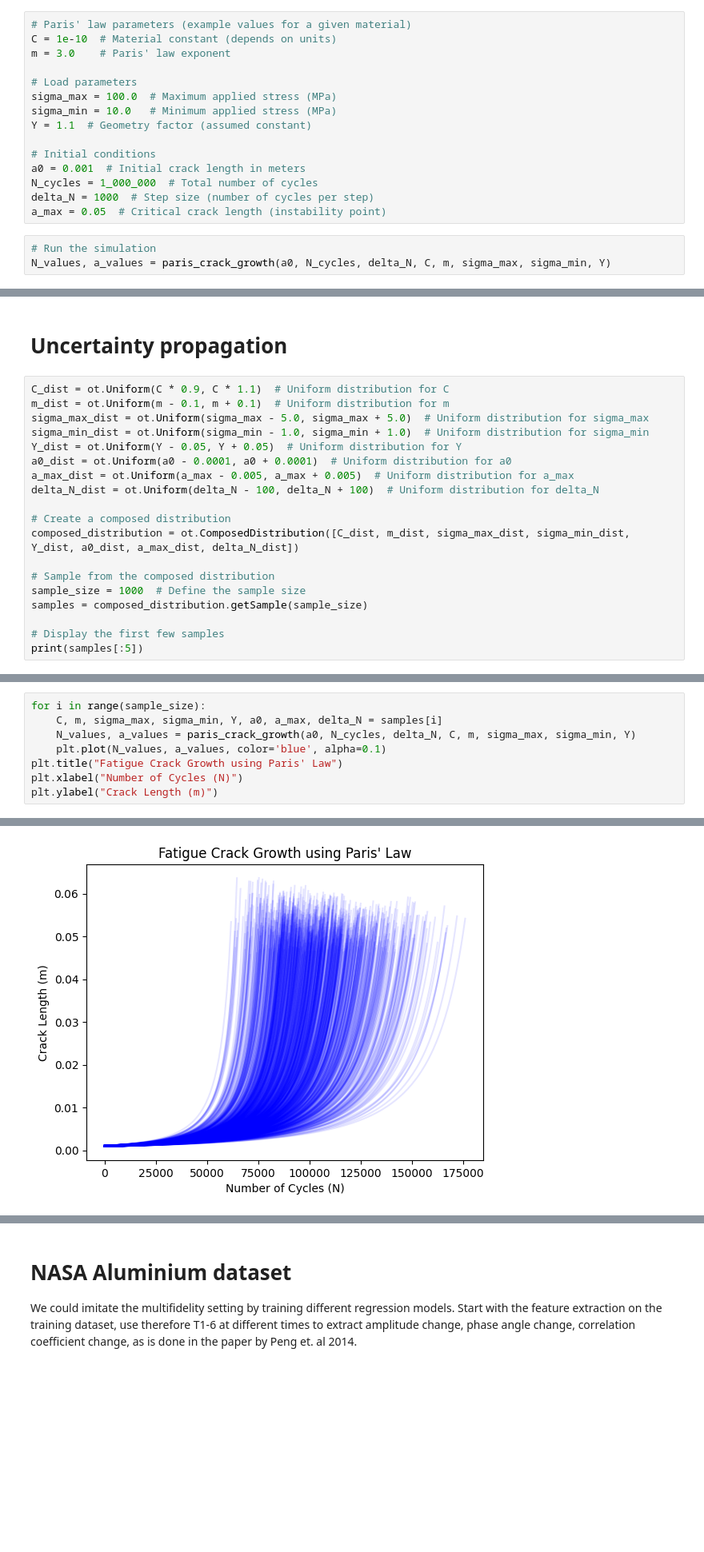
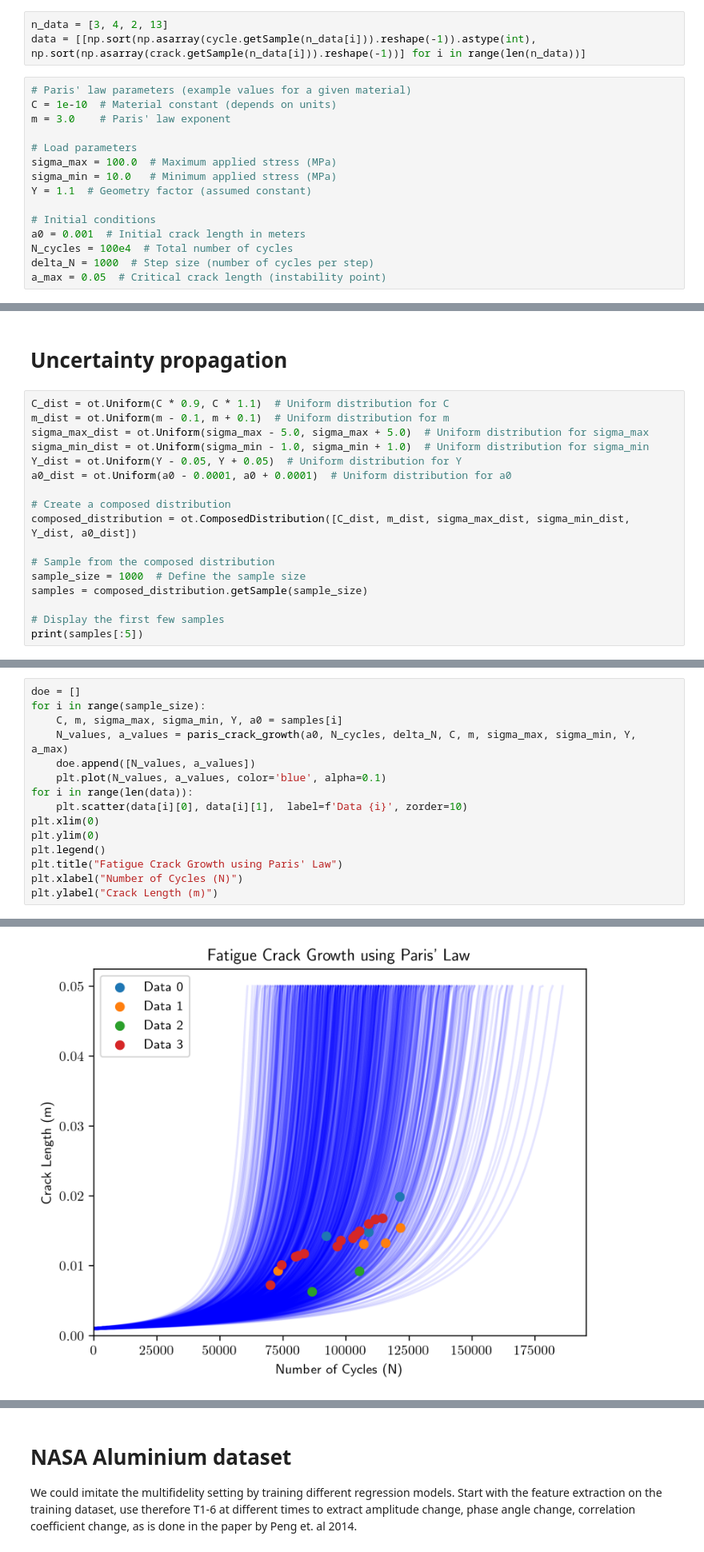
Before and after one commit to EdgarJaber/bayes-calibration-for-prognostics, a Jupyter notebook: crack_growth.ipynb, the cells around one changed output, grey strips where cells are left out. Shown at 80% size. Saved outputs shown, nothing was run; the diff lists cells and outputs as text; blank space fills up the shorter version.

```diff
--- a/crack_growth.ipynb
+++ b/crack_growth.ipynb
@@ -85,3 +93,6 @@ def paris_crack_growth(a0, N_cycles, delta_N, C, m, sigma_max, sigma_min, Y):
+# %%
+n_data = [3, 4, 2, 13]
+data = [[np.sort(np.asarray(cycle.getSample(n_data[i])).reshape(-1)).astype(int), np.sort(np.asarray(crack.getSample(n_data[i])).reshape(-1))] for i in range(len(n_data))]
 # %%
 # Paris' law parameters (example values for a given material)
 C = 1e-10  # Material constant (depends on units)
@@ -94,9 +105,6 @@ Y = 1.1  # Geometry factor (assumed constant)
 
 # Initial conditions
 a0 = 0.001  # Initial crack length in meters
-N_cycles = 1_000_000  # Total number of cycles
+N_cycles = 100e4  # Total number of cycles
 delta_N = 1000  # Step size (number of cycles per step)
 a_max = 0.05  # Critical crack length (instability point)
-# %%
-# Run the simulation
-N_values, a_values = paris_crack_growth(a0, N_cycles, delta_N, C, m, sigma_max, sigma_min, Y)
@@ -121,11 +117,9 @@ sigma_max_dist = ot.Uniform(sigma_max - 5.0, sigma_max + 5.0)  # Uniform distrib
 sigma_min_dist = ot.Uniform(sigma_min - 1.0, sigma_min + 1.0)  # Uniform distribution for sigma_min
 Y_dist = ot.Uniform(Y - 0.05, Y + 0.05)  # Uniform distribution for Y
 a0_dist = ot.Uniform(a0 - 0.0001, a0 + 0.0001)  # Uniform distribution for a0
-a_max_dist = ot.Uniform(a_max - 0.005, a_max + 0.005)  # Uniform distribution for a_max
-delta_N_dist = ot.Uniform(delta_N - 100, delta_N + 100)  # Uniform distribution for delta_N
 
 # Create a composed distribution
-composed_distribution = ot.ComposedDistribution([C_dist, m_dist, sigma_max_dist, sigma_min_dist, Y_dist, a0_dist, a_max_dist, delta_N_dist])
+composed_distribution = ot.ComposedDistribution([C_dist, m_dist, sigma_max_dist, sigma_min_dist, Y_dist, a0_dist])
 
 # Sample from the composed distribution
 sample_size = 1000  # Define the sample size
@@ -143,11 +137,18 @@ print(samples[:5])
 # %%
+doe = []
 for i in range(sample_size):
-    C, m, sigma_max, sigma_min, Y, a0, a_max, delta_N = samples[i]
-    N_values, a_values = paris_crack_growth(a0, N_cycles, delta_N, C, m, sigma_max, sigma_min, Y)
+    C, m, sigma_max, sigma_min, Y, a0 = samples[i]
+    N_values, a_values = paris_crack_growth(a0, N_cycles, delta_N, C, m, sigma_max, sigma_min, Y, a_max)
+    doe.append([N_values, a_values])
     plt.plot(N_values, a_values, color='blue', alpha=0.1)
+for i in range(len(data)):
+    plt.scatter(data[i][0], data[i][1],  label=f'Data {i}', zorder=10)
+plt.xlim(0)
+plt.ylim(0)
+plt.legend()
 plt.title("Fatigue Crack Growth using Paris' Law")
 plt.xlabel("Number of Cycles (N)")
 plt.ylabel("Crack Length (m)")
 # %% [output]
 Text(0, 0.5, 'Crack Length (m)')
-[figure, old version]
+[figure, new version]
```
Also changed, not shown: parts of 7 cells of this notebook, 6 other files.
